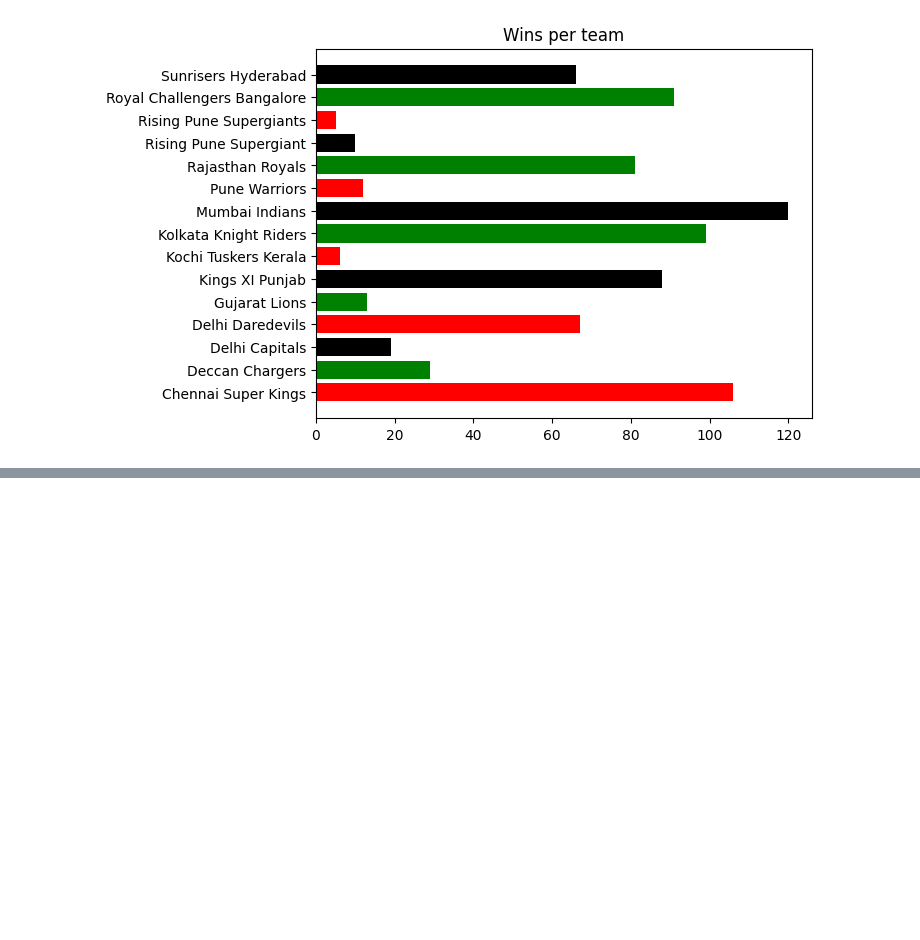
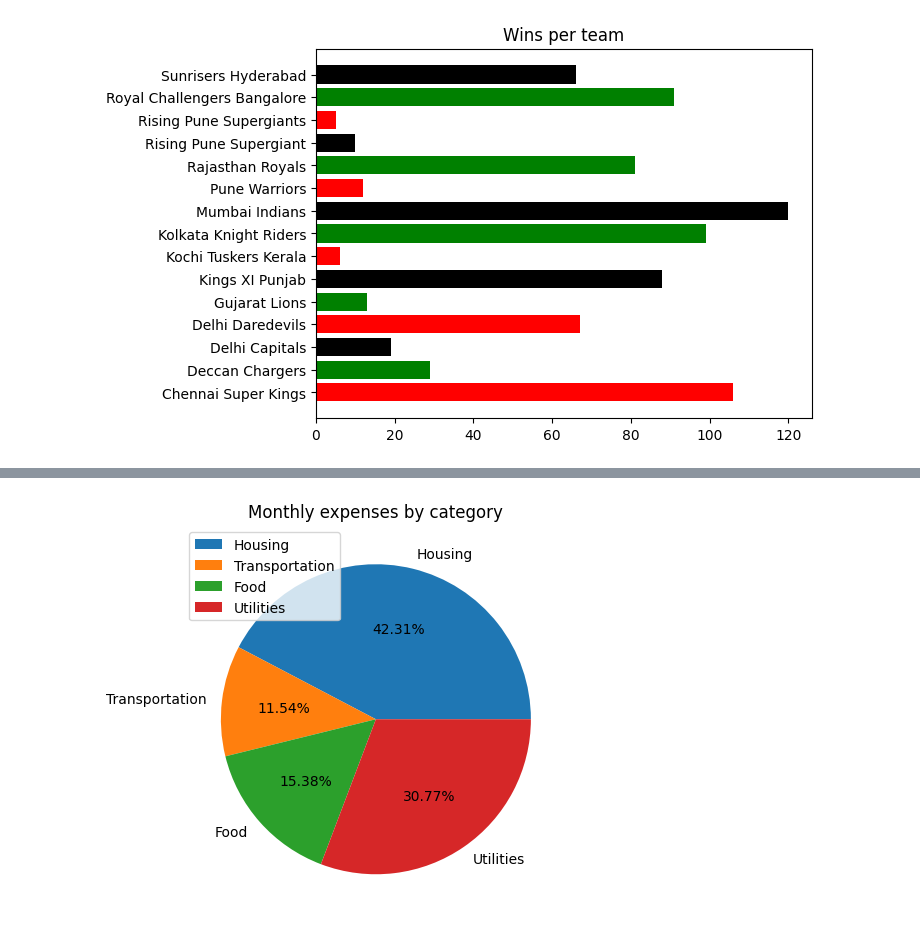
Before and after one commit to AjeebKunhuty/UST-Training-Campus, a Jupyter notebook: Python/dataAnalytics.ipynb, the cells around one changed output, grey strips where cells are left out. Cells and saved outputs as stored; diff of their text form; code cells hidden in the pictures; blank space fills up the shorter version.

```diff
--- a/Python/dataAnalytics.ipynb
+++ b/Python/dataAnalytics.ipynb
@@ -967,0 +998,13 @@ plt.show()
+# %%
+categories = ['Housing', 'Transportation', 'Food', 'Utilities']
+expenses = [5500, 1500, 2000, 4000]
+
+plt.figure(figsize = (5,20))
+plt.pie(expenses, labels = categories, autopct="%2.2f%%")
+
+plt.title('Monthly expenses by category')
+plt.legend()
+
+plt.show()
+# %% [output]
+[figure, added]
```
Also changed, not shown: parts of 8 cells of this notebook, 9 other files.
